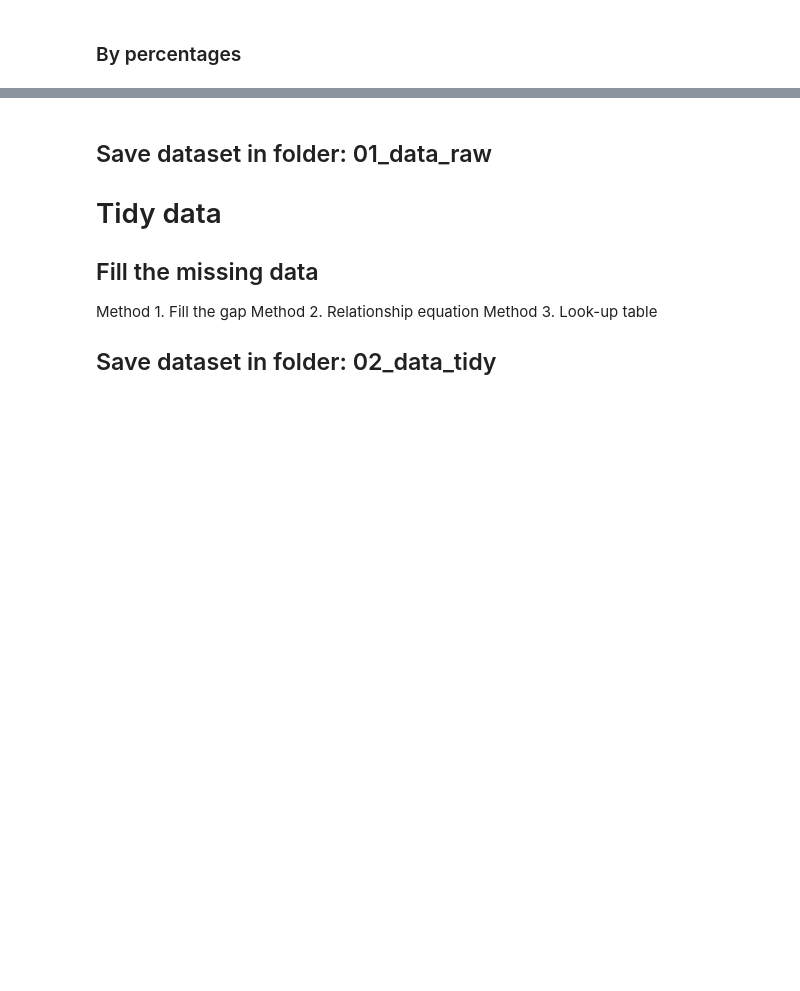
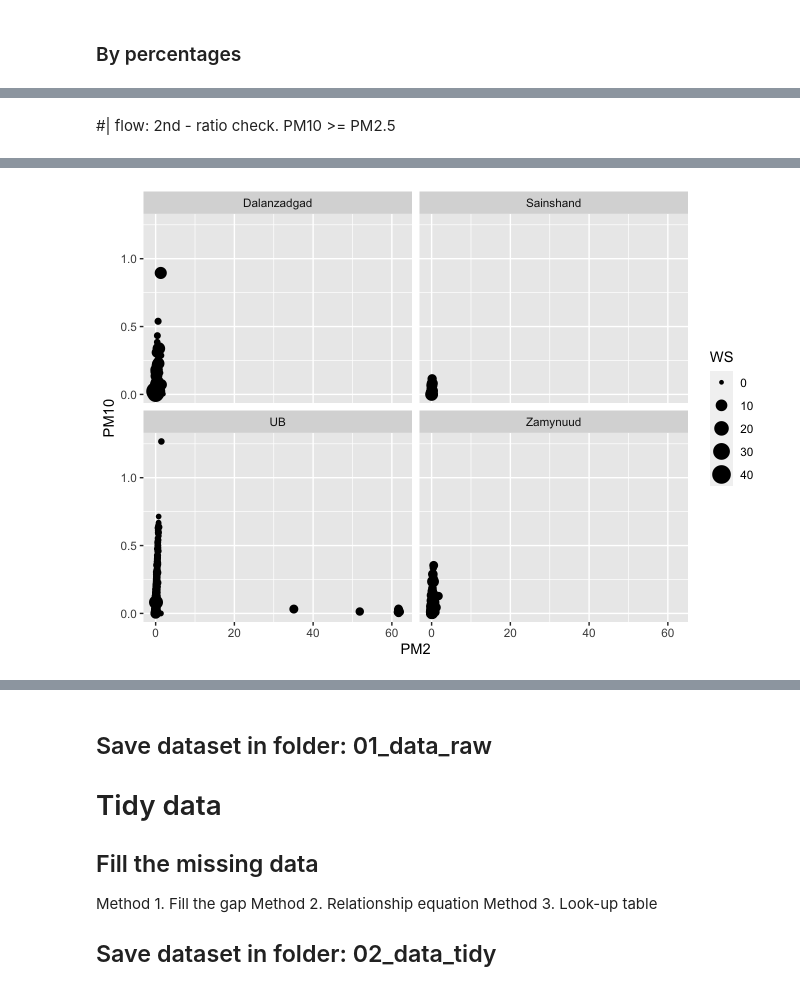
Before and after one commit to EmouAcademy/my-awesome-manuscripts, a Jupyter notebook: notebooks/01_datawork.embed.ipynb, the cells around one changed output, grey strips where cells are left out. Drawn from its saved outputs; the diff is of its cells as text; code cells hidden in the pictures; blank space fills up the shorter version.

```diff
--- a/notebooks/01_datawork.embed.ipynb
+++ b/notebooks/01_datawork.embed.ipynb
@@ -153,0 +188,9 @@ Remove the spikes in the datasets, and produce the table with NA, with removed s
+# %% [markdown]
+#\| flow: 2nd - ratio check. PM10 \>= PM2.5
+# %%
+df_01 |>
+  filter(ratio >1) |>
+  ggplot(aes(x=PM2, y=PM10, size=WS)) +
+  geom_point() +
+  facet_wrap(~Station.name)
+# %% [output]
@@ -153,0 +198 @@ Remove the spikes in the datasets, and produce the table with NA, with removed s
+[figure, added]
```
Also changed, not shown: parts of 17 cells of this notebook, 43 other files.
